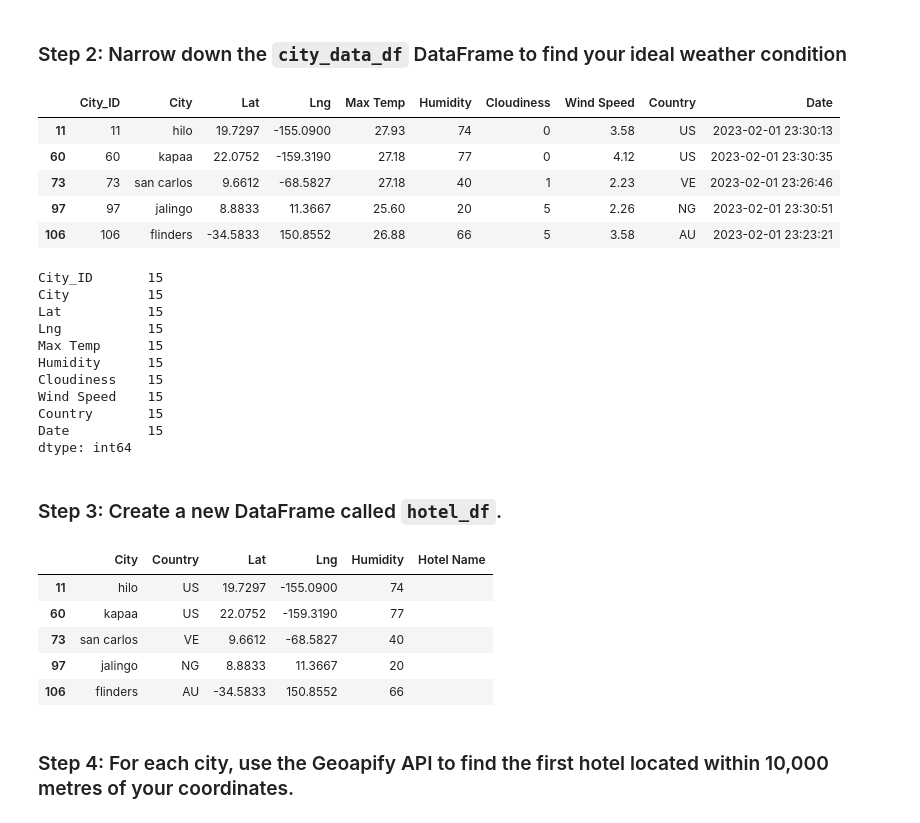
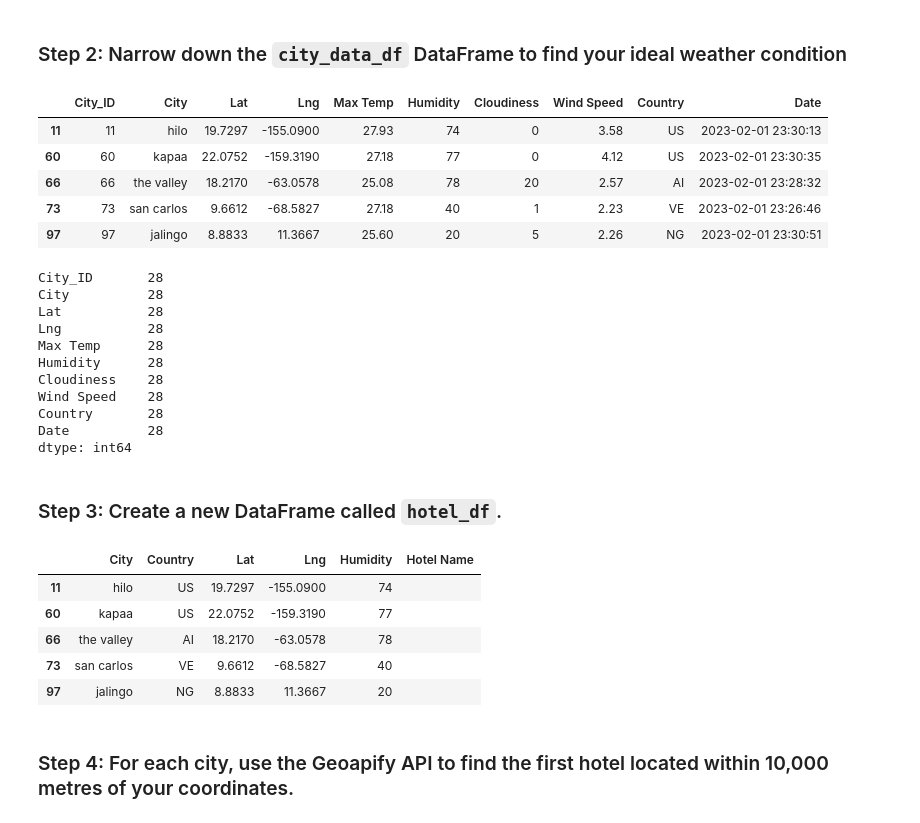
Before and after one commit to DavidsonRCan2/python-api-challenge, a Jupyter notebook: VacationPy/VacationPy.ipynb, the cells around one changed output. Saved outputs shown, nothing was run; the diff lists cells and outputs as text; code cells hidden in the pictures.

```diff
--- a/VacationPy/VacationPy.ipynb
+++ b/VacationPy/VacationPy.ipynb
@@ -64,39 +64,39 @@ map_plot_1
 # %%
 # Narrow down cities that fit criteria and drop any results with null values
 # A max temperature lower than 27 but higher than 21
-max_temp_df = city_data_df[(city_data_df["Max Temp"] < 29) & (city_data_df["Max Temp"] > 24)]
+max_temp_df = city_data_df[(city_data_df["Max Temp"] < 29) & (city_data_df["Max Temp"] >= 24)]
 
 # Wind speed less than 4.5 m/s
 wind_speed_df = max_temp_df[max_temp_df["Wind Speed"] < 4.5]
 
 # # Zero cloudiness
-clouds_df = wind_speed_df[wind_speed_df["Cloudiness"] < 10]
+clouds_df = wind_speed_df[wind_speed_df["Cloudiness"] < 25]
 
 # # Drop any rows with null values
 idealweather_df = clouds_df.dropna()
 
 # Display sample data
 idealweather_df.head()
 # %% [output]
 |  | City_ID | City | Lat | Lng | Max Temp | Humidity | Cloudiness | Wind Speed | Country | Date |
 | 11 | 11 | hilo | 19.7297 | -155.0900 | 27.93 | 74 | 0 | 3.58 | US | 2023-02-01 23:30:13 |
 | 60 | 60 | kapaa | 22.0752 | -159.3190 | 27.18 | 77 | 0 | 4.12 | US | 2023-02-01 23:30:35 |
+| 66 | 66 | the valley | 18.2170 | -63.0578 | 25.08 | 78 | 20 | 2.57 | AI | 2023-02-01 23:28:32 |
 | 73 | 73 | san carlos | 9.6612 | -68.5827 | 27.18 | 40 | 1 | 2.23 | VE | 2023-02-01 23:26:46 |
 | 97 | 97 | jalingo | 8.8833 | 11.3667 | 25.60 | 20 | 5 | 2.26 | NG | 2023-02-01 23:30:51 |
-| 106 | 106 | flinders | -34.5833 | 150.8552 | 26.88 | 66 | 5 | 3.58 | AU | 2023-02-01 23:23:21 |
 # %%
 idealweather_df.count()
 # %% [output]
-City_ID       15
-City          15
-Lat           15
-Lng           15
-Max Temp      15
-Humidity      15
-Cloudiness    15
-Wind Speed    15
-Country       15
-Date          15
+City_ID       28
+City          28
+Lat           28
+Lng           28
+Max Temp      28
+Humidity      28
+Cloudiness    28
+Wind Speed    28
+Country       28
+Date          28
 dtype: int64
 # %% [markdown]
 ### Step 3: Create a new DataFrame called `hotel_df`.
@@ -113,9 +113,9 @@ hotel_df.head()
 |  | City | Country | Lat | Lng | Humidity | Hotel Name |
 | 11 | hilo | US | 19.7297 | -155.0900 | 74 |  |
 | 60 | kapaa | US | 22.0752 | -159.3190 | 77 |  |
+| 66 | the valley | AI | 18.2170 | -63.0578 | 78 |  |
 | 73 | san carlos | VE | 9.6612 | -68.5827 | 40 |  |
 | 97 | jalingo | NG | 8.8833 | 11.3667 | 20 |  |
-| 106 | flinders | AU | -34.5833 | 150.8552 | 66 |  |
 # %% [markdown]
 ### Step 4: For each city, use the Geoapify API to find the first hotel located within 10,000 metres of your coordinates.
 # %%
```
Also changed, not shown: parts of 3 cells of this notebook, 2 other files.
